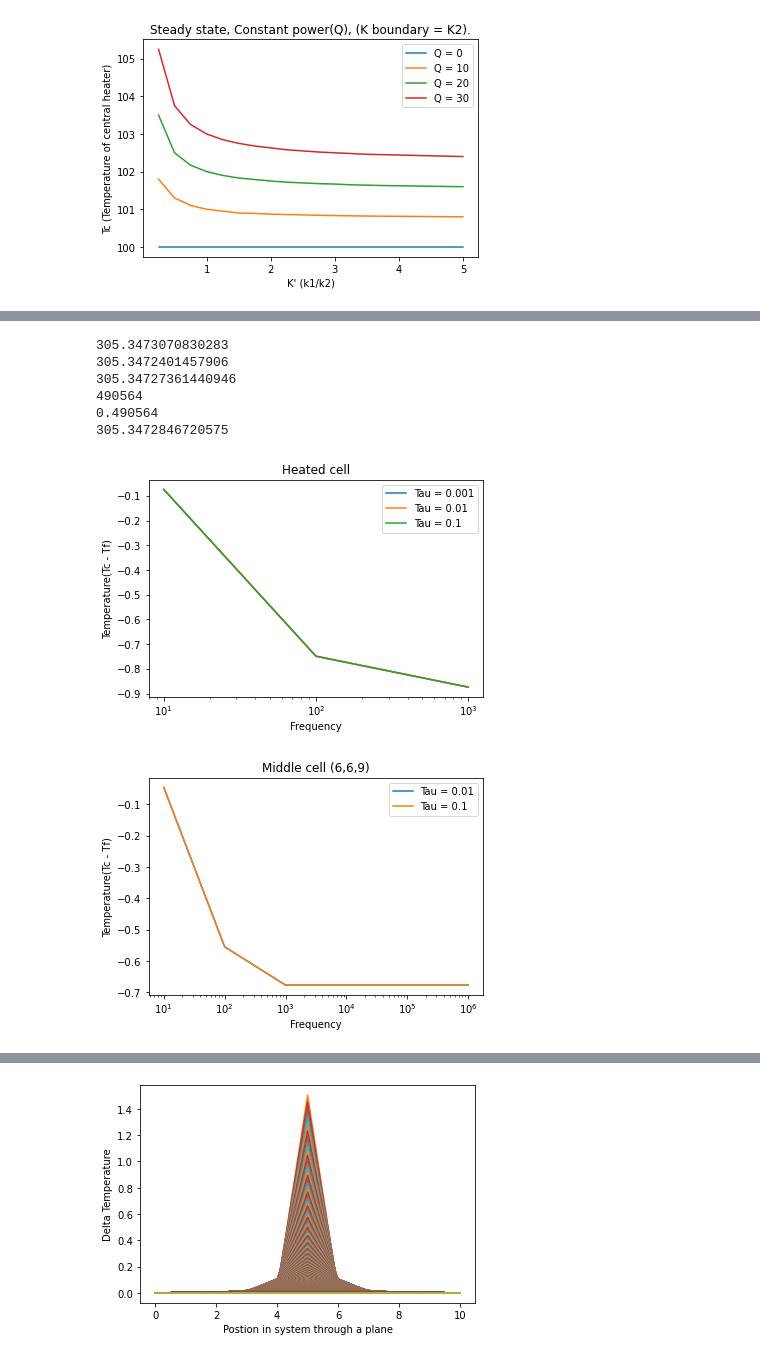
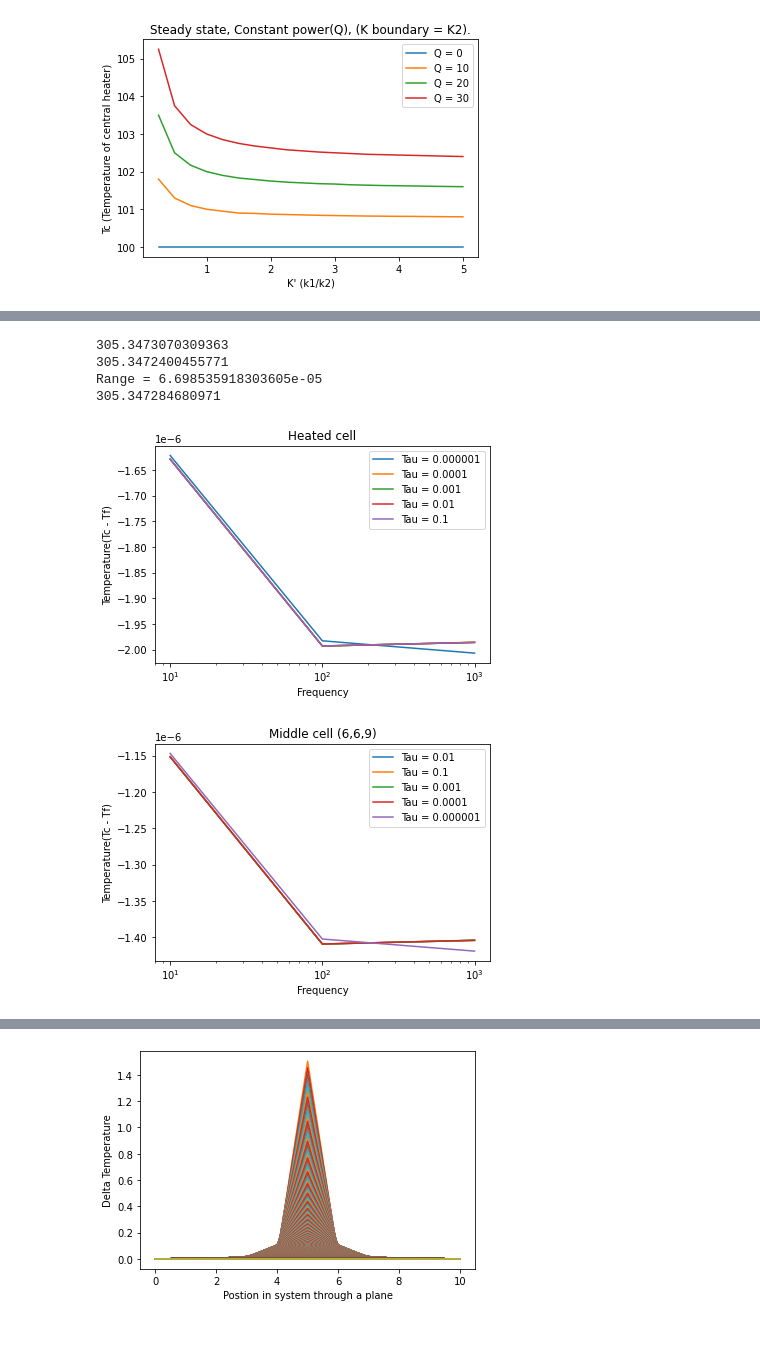
Before and after one commit to ExeQuantCode/HeatFlow, a Jupyter notebook: Plotting.ipynb, the cells around one changed output, grey strips where cells are left out. Cells and saved outputs as stored; diff of their text form; code cells hidden in the pictures.

```diff
--- a/Plotting.ipynb
+++ b/Plotting.ipynb
@@ -245,17 +243,16 @@ timedis =[]
 # %%
 time = list(time)
 print(max(T9))
-print(min(T9[200000:]))
-print((max(T9[200000:])+min(T9[200000:]))/2)
-print(T9.index(max(T9)))
-print(time[T9.index(max(T9))])
-# print(time.index(0.2))
-print(sum(T9[200000:])/len(T9[200000:]))
+print(min(T9[s:]))
+print('Range = ' + str(max(T9[s:])-min(T9[s:])))
+print((sum(T9[s:]))/len(T9[s:]))
+# print(T9.index(max(T9)))
+# print(time[T9.index(max(T9))])
+# # print(time.index(0.2))
+# print(sum(T9[s:])/len(T9[s:]))
 timedis =[]
 # %% [output]
-305.3473070830283
-305.3472401457906
-305.34727361440946
-490564
-0.490564
-305.3472846720575
+305.3473070309363
+305.3472400455771
+Range = 6.698535918303605e-05
+305.347284680971
@@ -265,15 +259,18 @@ timedis =[]
 # %%
-Tcatav1 = [308.7065808842665, 308.0320053147015,  307.90700385171016]
-Tcatav2 = [308.7065816473278, 308.03201174736967, 307.9070051477131]#, 307.90695978049314]
-Tcatav3 = [308.706580803699,  308.0320046707529, 307.90700372241145]#, 307.90696133931056]
-#Tcatav4= [308.7808753571934,308.7808694153082,308.78086692792044]# ,307.906959609096]
+Tcatav1 = [308.7808830526585, 308.7808826883238,308.7808826952866]
+Tcatav2 = [308.78088305272973, 308.7808826884121, 308.7808826954131]#, 307.90695978049314]
+Tcatav3 = [308.7808830526527, 308.78088268832187, 308.78088269527706]#, 307.90696133931056]
+Tcatav4 = [308.7808830526436, 308.78088268831294, 308.7808826956557]
+Tcatav6 = [308.78088305997437, 308.78088269844636, 308.78088267445054]
 f = [10, 100, 1_000]#, 1_000_000]
 Tf = 308.78088468117710
 dT1 = [(i - Tf) for i in Tcatav1]
 dT2 = [(i - Tf) for i in Tcatav2]
 dT3 = [(i - Tf) for i in Tcatav3]
-#dT4 = [(i - Tf) for i in Tcatav4]
-#plt.plot(f, dT4, label='Tau = 0.0001')
+dT4 = [(i - Tf) for i in Tcatav4]
+dT6 = [(i - Tf) for i in Tcatav6]
+plt.plot(f, dT6, label='Tau = 0.000001')
+plt.plot(f, dT4, label='Tau = 0.0001')
 plt.plot(f, dT3, label='Tau = 0.001')
 plt.plot(f, dT1, label='Tau = 0.01')
 plt.plot(f, dT2, label='Tau = 0.1')
@@ -283,23 +280,29 @@ plt.title('Heated cell')
 plt.legend()
 plt.xscale('log')
 # %% [output]
-[figure, old version]
+[figure, new version]
 # %%
-Tcatav1 = [305.3009211403569, 304.79282948764836, 304.6707812489652, 304.6707640881072]
-Tcatav2 = [305.30092166362147, 304.7928361748815, 304.67078262109493, 304.6707654278531]
-#Tcatav4 = [304.6707640881072, 305.3472756889066, 305.34727361440946]#,304.6707640881072]
-f = [10, 100, 1_000, 1_000_000]
+Tcatav1 = [305.34728493353725, 305.3472846759153,305.34728468087036]
+Tcatav2 = [305.3472849335894, 305.3472846759779, 305.3472846810348]
+Tcatav3 = [305.3472849335391, 305.3472846759125, 305.347284680971]
+Tcatav4 = [305.34728493352685, 305.34728467590156, 305.34728468116015]
+Tcatav6 = [305.34728493815345, 305.34728468281605, 305.34728466615996]
+f = [10, 100, 1_000]
 Tf = 305.3472860851
 dT1 = [i - Tf for i in Tcatav1]
 dT2 = [i - Tf for i in Tcatav2]
-#dT4 = [i - Tf for i in Tcatav4]
+dT3 = [i - Tf for i in Tcatav3]
+dT4 = [i - Tf for i in Tcatav4]
+dT6 = [i - Tf for i in Tcatav6]
 plt.plot(f, dT1, label='Tau = 0.01')
 plt.plot(f, dT2, label='Tau = 0.1')
-#plt.plot(f, dT4, label='Tau = 0.0001')
+plt.plot(f, dT3, label='Tau = 0.001')
+plt.plot(f, dT4, label='Tau = 0.0001')
+plt.plot(f, dT6, label='Tau = 0.000001')
 plt.xlabel('Frequency')
 plt.ylabel('Temperature(Tc - Tf)')
 plt.title('Middle cell (6,6,9)')
 plt.legend()
 plt.xscale('log')
 # %% [output]
-[figure, old version]
+[figure, new version]
```
Also changed, not shown: parts of 9 cells of this notebook, 5 other files.
